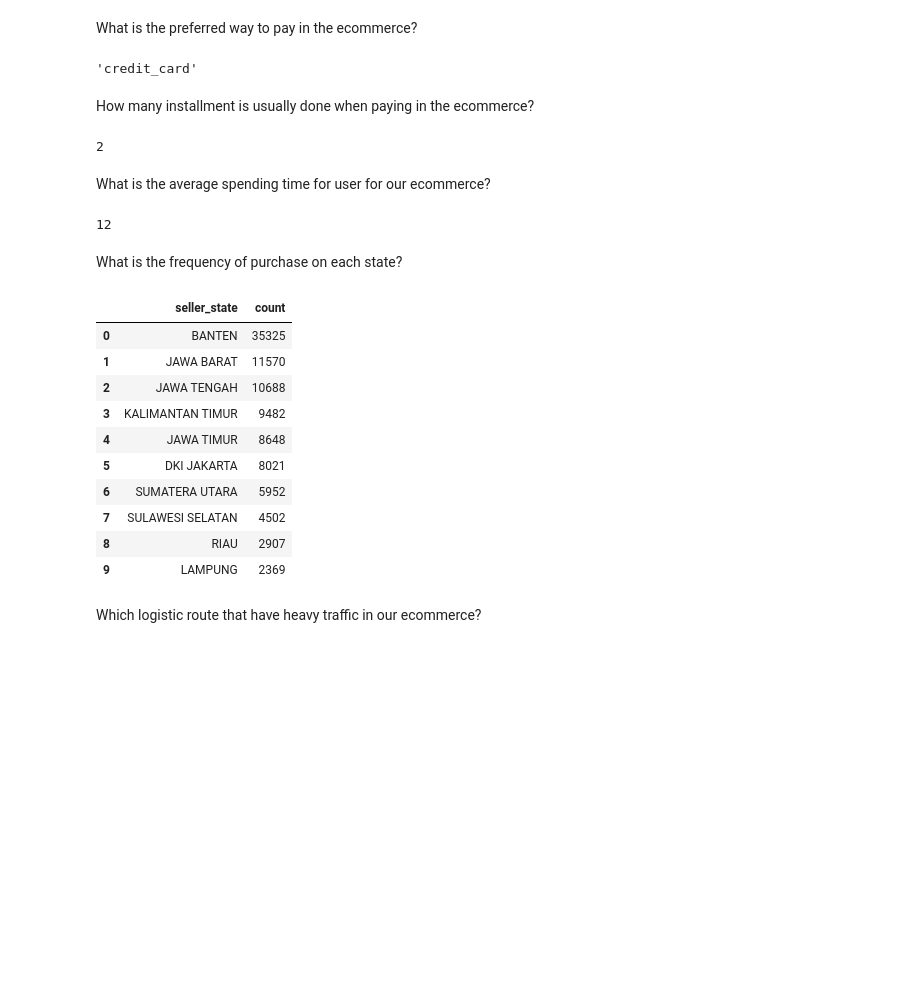
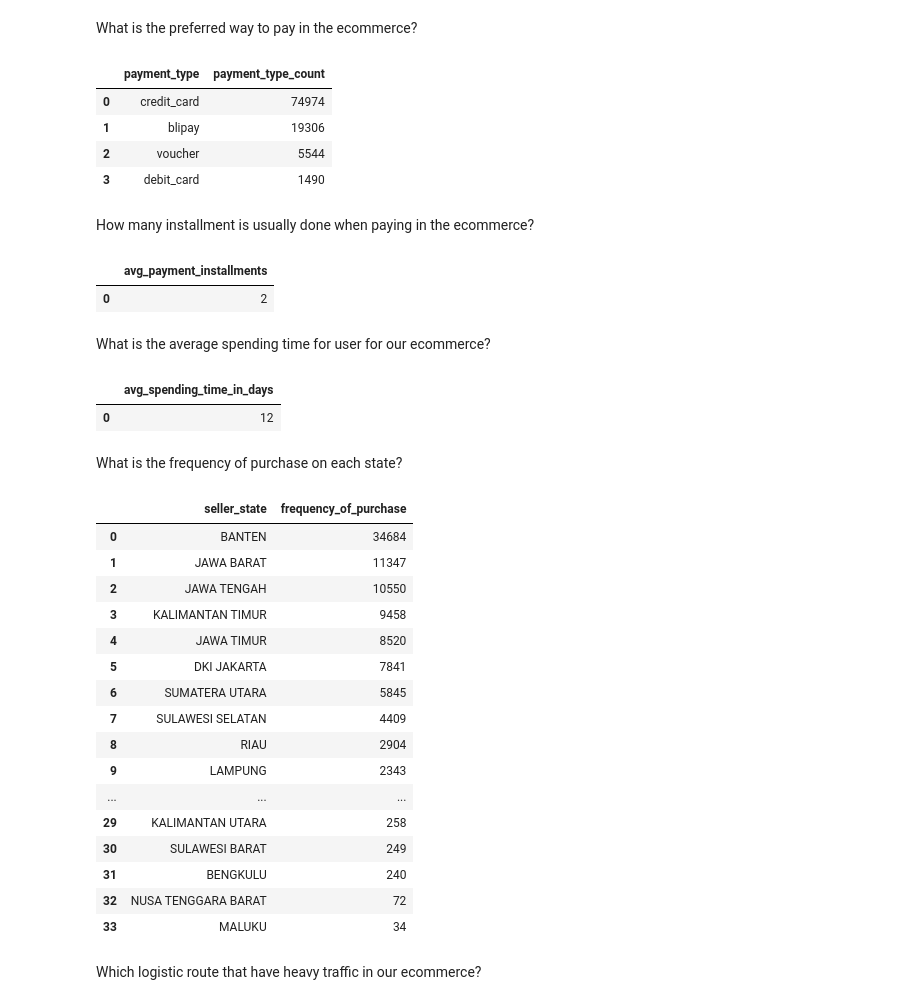
Before and after one commit to MaiElsayed01/ecommerce_etl, a Jupyter notebook: ecommerce_analysis.ipynb, the cells around one changed output. Cells and saved outputs as stored; diff of their text form; code cells hidden in the pictures; blank space fills up the shorter version.

```diff
--- a/ecommerce_analysis.ipynb
+++ b/ecommerce_analysis.ipynb
@@ -84,75 +88,87 @@ What is the preferred way to pay in the ecommerce?
 query = '''
     select
         payment_type
-        ,count(*) count
-    from payment_dim
+        ,count(order_id) payment_type_count
+    from order_fact
+    where payment_type is not null
     group by payment_type
-    order by count desc
+    order by payment_type_count desc;
 '''
 
 MostPopularPayment = pd.read_sql(query, con=engine)
-MostPopularPayment['payment_type'][0]
+MostPopularPayment
 # %% [output]
-'credit_card'
+|  | payment_type | payment_type_count |
+| 0 | credit_card | 74974 |
+| 1 | blipay | 19306 |
+| 2 | voucher | 5544 |
+| 3 | debit_card | 1490 |
 # %% [markdown]
 How many installment is usually done when paying in the ecommerce?
 # %%
 query = '''
     select
         avg(payment_installments) avg_payment_installments
-    from payment_dim;
+    from order_fact;
 '''
 AVGPaymentInstallments = pd.read_sql(query, con=engine)
-AVGPaymentInstallments['avg_payment_installments'][0]
+AVGPaymentInstallments
 # %% [output]
-2
+|  | avg_payment_installments |
+| 0 | 2 |
 # %% [markdown]
 What is the average spending time for user for our ecommerce?
 # %%
 query = '''
     select
-        avg(datediff(day , do.date,dd.date)) avg_time
+        avg(datediff(day , do.full_date,dd.full_date)) avg_spending_time_in_days
     from order_fact o
     join date_dim do
-    on o.order_date_key = do.date_key
+		on o.order_date_key = do.date_key
     join date_dim dd
-    on o.delivered_date_key = dd.date_key
+		on o.delivered_date_key = dd.date_key
     where o.order_status = 'delivered'
 '''
 AVGUserSpendingTime = pd.read_sql(query, con=engine)
-AVGUserSpendingTime['avg_time'][0]
+AVGUserSpendingTime
 # %% [output]
-12
+|  | avg_spending_time_in_days |
+| 0 | 12 |
 # %% [markdown]
 What is the frequency of purchase on each state?
 # %%
 query = '''
-
     select
         s.seller_state
-        ,count(o.order_key) count
-    from order_fact o
+        ,count(o.order_id) frequency_of_purchase
+    from order_item_fact o
     join seller_dim s
     on o.seller_key = s.seller_key
     group by s.seller_state
-    order by count desc;
+    order by frequency_of_purchase desc;
 
 '''
 
 PurchaseFrequencyOfState = pd.read_sql(query, con=engine)
-PurchaseFrequencyOfState.head(10)
+PurchaseFrequencyOfState
 # %% [output]
-|  | seller_state | count |
-| 0 | BANTEN | 35325 |
-| 1 | JAWA BARAT | 11570 |
-| 2 | JAWA TENGAH | 10688 |
-| 3 | KALIMANTAN TIMUR | 9482 |
-| 4 | JAWA TIMUR | 8648 |
-| 5 | DKI JAKARTA | 8021 |
-| 6 | SUMATERA UTARA | 5952 |
-| 7 | SULAWESI SELATAN | 4502 |
-| 8 | RIAU | 2907 |
-| 9 | LAMPUNG | 2369 |
+|  | seller_state | frequency_of_purchase |
+| 0 | BANTEN | 34684 |
+| 1 | JAWA BARAT | 11347 |
+| 2 | JAWA TENGAH | 10550 |
+| 3 | KALIMANTAN TIMUR | 9458 |
+| 4 | JAWA TIMUR | 8520 |
+| 5 | DKI JAKARTA | 7841 |
+| 6 | SUMATERA UTARA | 5845 |
+| 7 | SULAWESI SELATAN | 4409 |
+| 8 | RIAU | 2904 |
+| 9 | LAMPUNG | 2343 |
+| ... | ... | ... |
+| 29 | KALIMANTAN UTARA | 258 |
+| 30 | SULAWESI BARAT | 249 |
+| 31 | BENGKULU | 240 |
+| 32 | NUSA TENGGARA BARAT | 72 |
+| 33 | MALUKU | 34 |
 # %% [markdown]
 Which logistic route that have heavy traffic in our ecommerce?
 # %%
```
Also changed, not shown: parts of 10 cells of this notebook.
